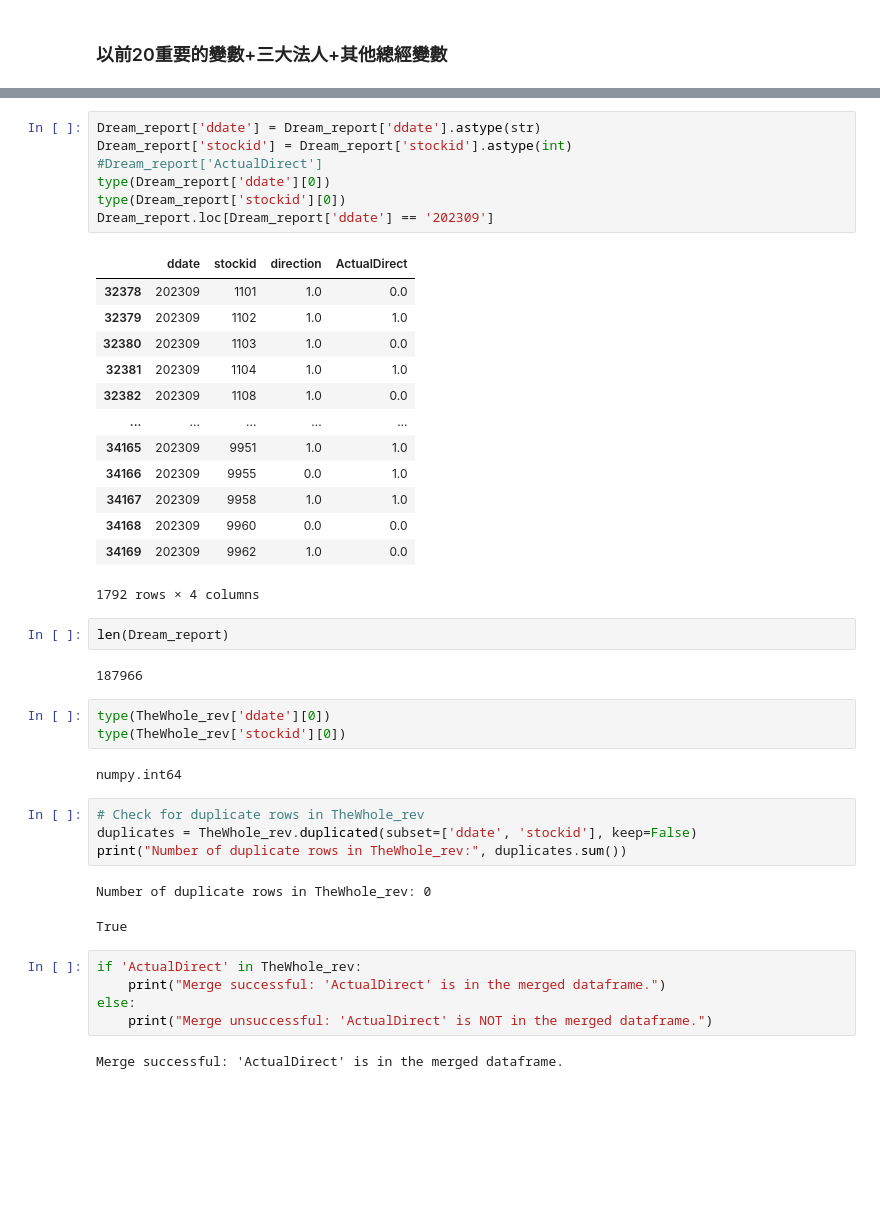
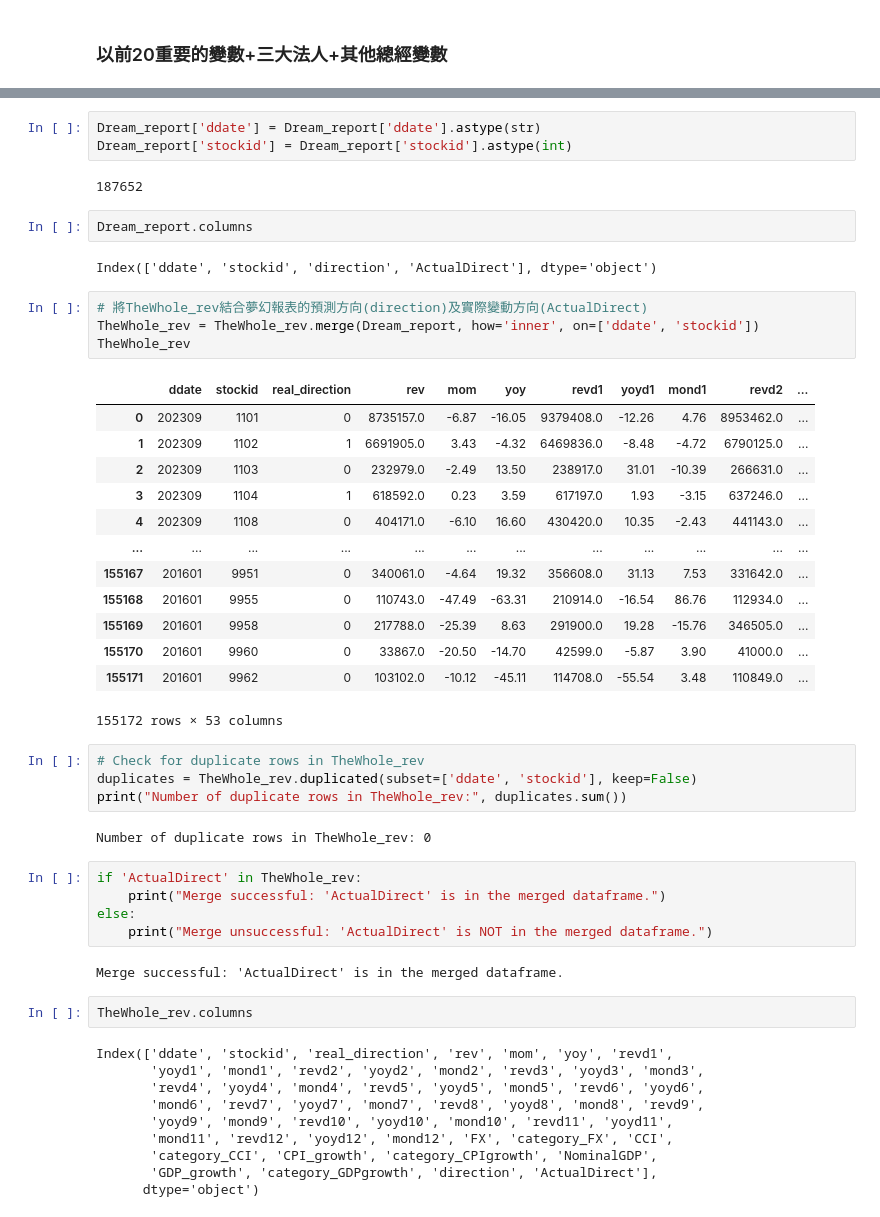
Before and after one commit to Carolyehhh/revenue-prediction, a Jupyter notebook: GDP_train.ipynb, the cells around one changed output, grey strips where cells are left out. Saved outputs shown, nothing was run; the diff lists cells and outputs as text; blank space fills up the shorter version.

```diff
--- a/GDP_train.ipynb
+++ b/GDP_train.ipynb
@@ -457,40 +444,36 @@ TheWhole_rev.head()
 # %%
 Dream_report['ddate'] = Dream_report['ddate'].astype(str)
 Dream_report['stockid'] = Dream_report['stockid'].astype(int)
-#Dream_report['ActualDirect']
-type(Dream_report['ddate'][0])
-type(Dream_report['stockid'][0])
-Dream_report.loc[Dream_report['ddate'] == '202309']
 # %% [output]
-|  | ddate | stockid | direction | ActualDirect |
-| 32378 | 202309 | 1101 | 1.0 | 0.0 |
-| 32379 | 202309 | 1102 | 1.0 | 1.0 |
-| 32380 | 202309 | 1103 | 1.0 | 0.0 |
-| 32381 | 202309 | 1104 | 1.0 | 1.0 |
-| 32382 | 202309 | 1108 | 1.0 | 0.0 |
-| ... | ... | ... | ... | ... |
-| 34165 | 202309 | 9951 | 1.0 | 1.0 |
-| 34166 | 202309 | 9955 | 0.0 | 1.0 |
-| 34167 | 202309 | 9958 | 1.0 | 1.0 |
-| 34168 | 202309 | 9960 | 0.0 | 0.0 |
-| 34169 | 202309 | 9962 | 1.0 | 0.0 |
-1792 rows × 4 columns
+187652
-# %%
-len(Dream_report)
-# %% [output]
-187966
-# %%
-type(TheWhole_rev['ddate'][0])
-type(TheWhole_rev['stockid'][0])
-# %% [output]
-numpy.int64
+# %%
+Dream_report.columns
+# %% [output]
+Index(['ddate', 'stockid', 'direction', 'ActualDirect'], dtype='object')
+# %%
+# 將TheWhole_rev結合夢幻報表的預測方向(direction)及實際變動方向(ActualDirect)
+TheWhole_rev = TheWhole_rev.merge(Dream_report, how='inner', on=['ddate', 'stockid'])
+TheWhole_rev
+# %% [output]
+|  | ddate | stockid | real_direction | rev | mom | yoy | revd1 | yoyd1 | mond1 | revd2 | ... |
+| 0 | 202309 | 1101 | 0 | 8735157.0 | -6.87 | -16.05 | 9379408.0 | -12.26 | 4.76 | 8953462.0 | ... |
+| 1 | 202309 | 1102 | 1 | 6691905.0 | 3.43 | -4.32 | 6469836.0 | -8.48 | -4.72 | 6790125.0 | ... |
+| 2 | 202309 | 1103 | 0 | 232979.0 | -2.49 | 13.50 | 238917.0 | 31.01 | -10.39 | 266631.0 | ... |
+| 3 | 202309 | 1104 | 1 | 618592.0 | 0.23 | 3.59 | 617197.0 | 1.93 | -3.15 | 637246.0 | ... |
+| 4 | 202309 | 1108 | 0 | 404171.0 | -6.10 | 16.60 | 430420.0 | 10.35 | -2.43 | 441143.0 | ... |
+| ... | ... | ... | ... | ... | ... | ... | ... | ... | ... | ... | ... |
+| 155167 | 201601 | 9951 | 0 | 340061.0 | -4.64 | 19.32 | 356608.0 | 31.13 | 7.53 | 331642.0 | ... |
+| 155168 | 201601 | 9955 | 0 | 110743.0 | -47.49 | -63.31 | 210914.0 | -16.54 | 86.76 | 112934.0 | ... |
+| 155169 | 201601 | 9958 | 0 | 217788.0 | -25.39 | 8.63 | 291900.0 | 19.28 | -15.76 | 346505.0 | ... |
+| 155170 | 201601 | 9960 | 0 | 33867.0 | -20.50 | -14.70 | 42599.0 | -5.87 | 3.90 | 41000.0 | ... |
+| 155171 | 201601 | 9962 | 0 | 103102.0 | -10.12 | -45.11 | 114708.0 | -55.54 | 3.48 | 110849.0 | ... |
+155172 rows × 53 columns
 # %%
 # Check for duplicate rows in TheWhole_rev
 duplicates = TheWhole_rev.duplicated(subset=['ddate', 'stockid'], keep=False)
 print("Number of duplicate rows in TheWhole_rev:", duplicates.sum())
 # %% [output]
 Number of duplicate rows in TheWhole_rev: 0
-True
 # %%
 if 'ActualDirect' in TheWhole_rev:
     print("Merge successful: 'ActualDirect' is in the merged dataframe.")
@@ -498,3 +481,15 @@ else:
     print("Merge unsuccessful: 'ActualDirect' is NOT in the merged dataframe.")
 # %% [output]
 Merge successful: 'ActualDirect' is in the merged dataframe.
+# %%
+TheWhole_rev.columns
+# %% [output]
+Index(['ddate', 'stockid', 'real_direction', 'rev', 'mom', 'yoy', 'revd1',
+       'yoyd1', 'mond1', 'revd2', 'yoyd2', 'mond2', 'revd3', 'yoyd3', 'mond3',
+       'revd4', 'yoyd4', 'mond4', 'revd5', 'yoyd5', 'mond5', 'revd6', 'yoyd6',
+       'mond6', 'revd7', 'yoyd7', 'mond7', 'revd8', 'yoyd8', 'mond8', 'revd9',
+       'yoyd9', 'mond9', 'revd10', 'yoyd10', 'mond10', 'revd11', 'yoyd11',
+       'mond11', 'revd12', 'yoyd12', 'mond12', 'FX', 'category_FX', 'CCI',
+       'category_CCI', 'CPI_growth', 'category_CPIgrowth', 'NominalGDP',
+       'GDP_growth', 'category_GDPgrowth', 'direction', 'ActualDirect'],
+      dtype='object')
```
Also changed, not shown: parts of 12 cells of this notebook, 1 other file.
